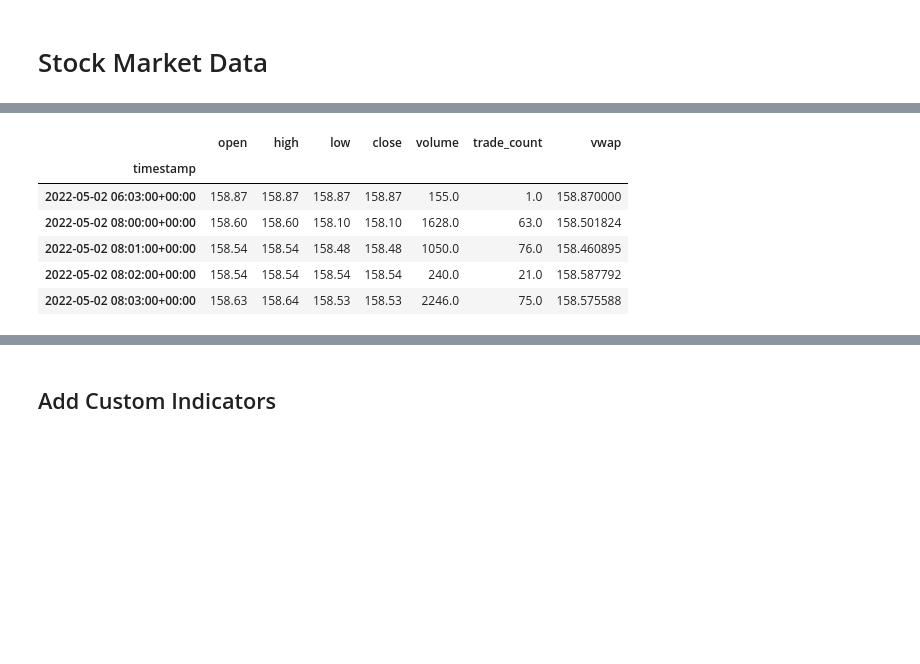
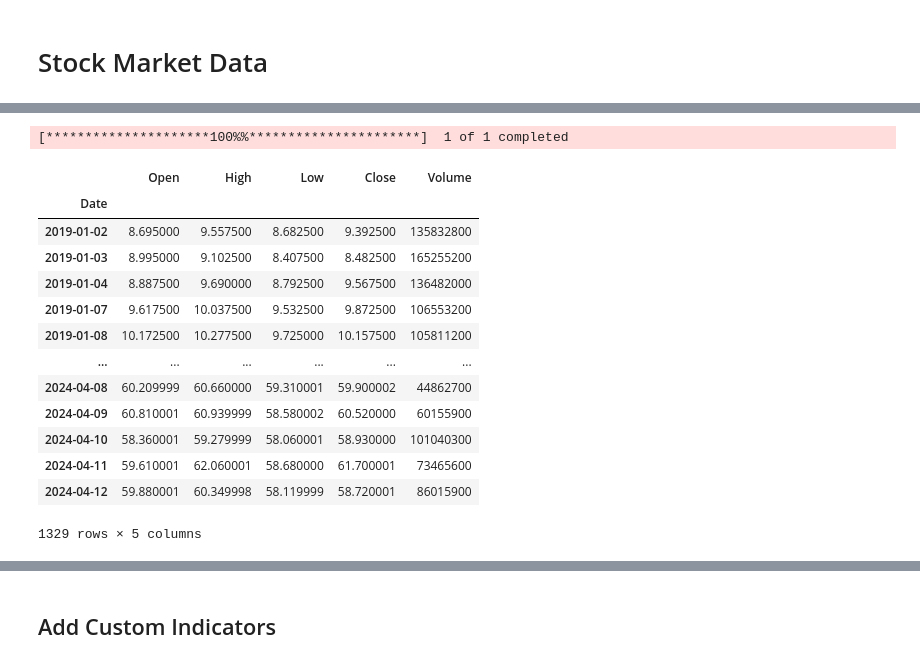
Before and after one commit to intelligenxe/gym-anytrading-RL, a Jupyter notebook: RL_Trading_Agent_4_0(inx).ipynb, the cells around one changed output, grey strips where cells are left out. Drawn from its saved outputs; the diff is of its cells as text; code cells hidden in the pictures; blank space fills up the shorter version.

Commit message:
replaced the original data source by yfinance

```diff
--- a/RL_Trading_Agent_4_0(inx).ipynb
+++ b/RL_Trading_Agent_4_0(inx).ipynb
@@ -148,12 +99,0 @@ bars = client.get_stock_bars(request_params)
-# %%
-data = bars.df
-data = data.droplevel(0)
-data.head()
-# %% [output]
-|  | open | high | low | close | volume | trade_count | vwap |
-| timestamp |  |  |  |  |  |  |  |
-| 2022-05-02 06:03:00+00:00 | 158.87 | 158.87 | 158.87 | 158.87 | 155.0 | 1.0 | 158.870000 |
-| 2022-05-02 08:00:00+00:00 | 158.60 | 158.60 | 158.10 | 158.10 | 1628.0 | 63.0 | 158.501824 |
-| 2022-05-02 08:01:00+00:00 | 158.54 | 158.54 | 158.48 | 158.48 | 1050.0 | 76.0 | 158.460895 |
-| 2022-05-02 08:02:00+00:00 | 158.54 | 158.54 | 158.54 | 158.54 | 240.0 | 21.0 | 158.587792 |
-| 2022-05-02 08:03:00+00:00 | 158.63 | 158.64 | 158.53 | 158.53 | 2246.0 | 75.0 | 158.575588 |
@@ -159,0 +103,4 @@ data.head()
+# %%
+df = yf.download('TQQQ', start='2019-01-01')       # insert stock ticker and start of the date range
+# %% [output]
+[*********************100%%**********************]  1 of 1 completed
@@ -159,0 +109,17 @@ data.head()
+# %%
+df
+# %% [output]
+|  | Open | High | Low | Close | Volume |
+| Date |  |  |  |  |  |
+| 2019-01-02 | 8.695000 | 9.557500 | 8.682500 | 9.392500 | 135832800 |
+| 2019-01-03 | 8.995000 | 9.102500 | 8.407500 | 8.482500 | 165255200 |
+| 2019-01-04 | 8.887500 | 9.690000 | 8.792500 | 9.567500 | 136482000 |
+| 2019-01-07 | 9.617500 | 10.037500 | 9.532500 | 9.872500 | 106553200 |
+| 2019-01-08 | 10.172500 | 10.277500 | 9.725000 | 10.157500 | 105811200 |
+| ... | ... | ... | ... | ... | ... |
+| 2024-04-08 | 60.209999 | 60.660000 | 59.310001 | 59.900002 | 44862700 |
+| 2024-04-09 | 60.810001 | 60.939999 | 58.580002 | 60.520000 | 60155900 |
+| 2024-04-10 | 58.360001 | 59.279999 | 58.060001 | 58.930000 | 101040300 |
+| 2024-04-11 | 59.610001 | 62.060001 | 58.680000 | 61.700001 | 73465600 |
+| 2024-04-12 | 59.880001 | 60.349998 | 58.119999 | 58.720001 | 86015900 |
+1329 rows × 5 columns
```
Also changed, not shown: parts of 20 cells of this notebook.
